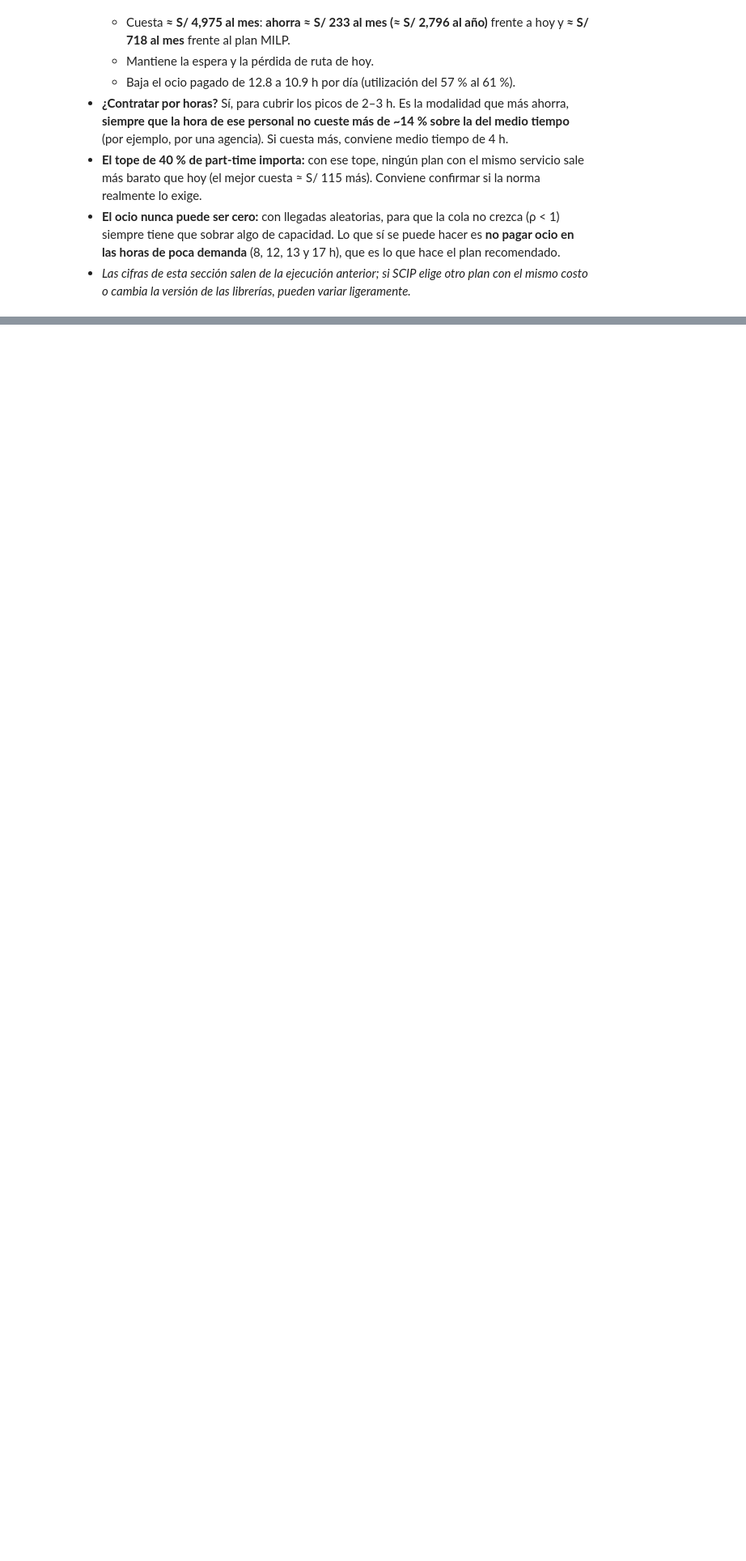
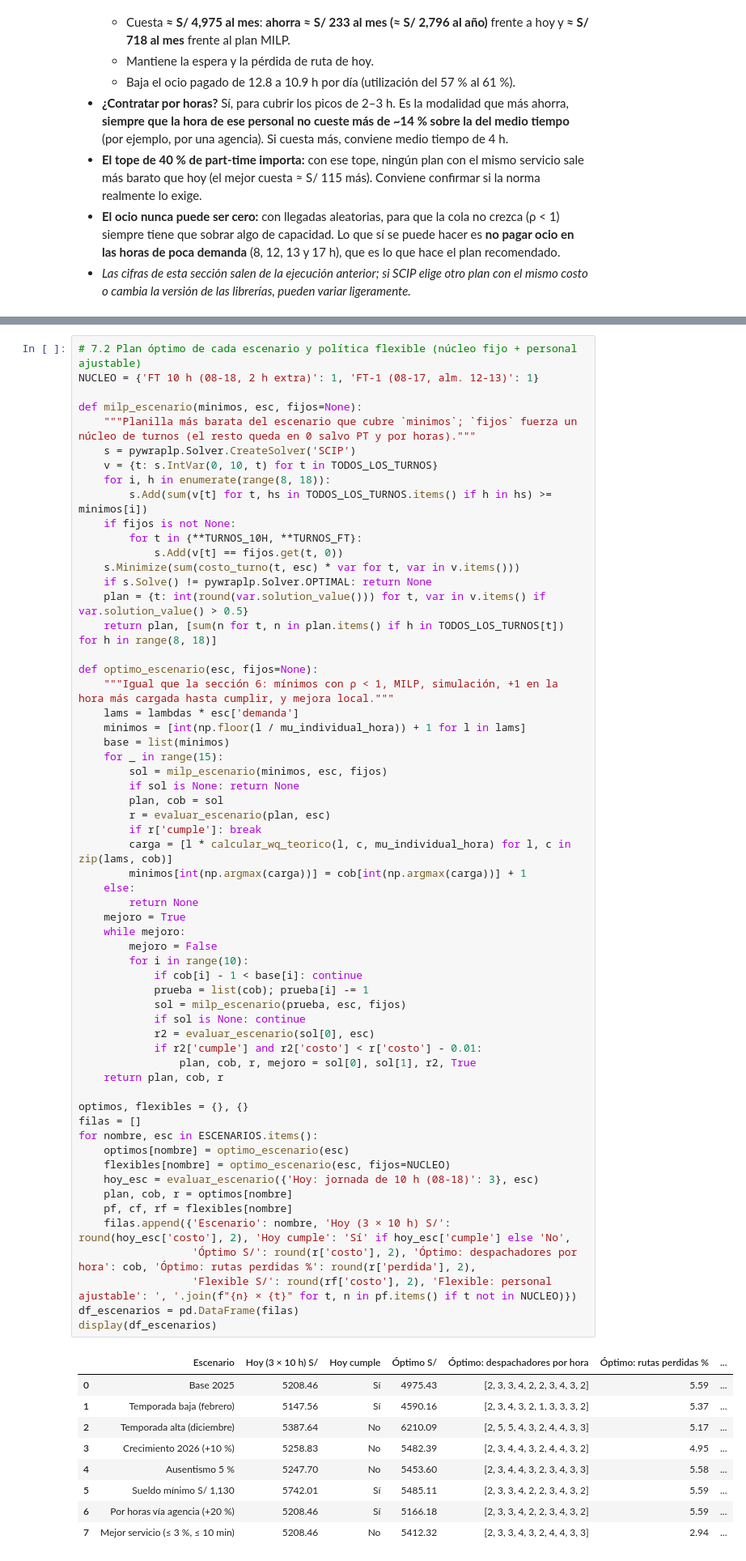
Before and after one commit to Efustion23/denlu-simulacion, a Jupyter notebook: Simulacion/Denlu.ipynb, the cells around one changed output, grey strips where cells are left out. Shown at 81% size. Drawn from its saved outputs; the diff is of its cells as text; blank space fills up the shorter version.

```diff
--- a/Simulacion/Denlu.ipynb
+++ b/Simulacion/Denlu.ipynb
@@ -969,0 +1042,69 @@ El plan sigue ahorrando mientras la hora del personal por horas cueste menos de
+# %%
+# 7.2 Plan óptimo de cada escenario y política flexible (núcleo fijo + personal ajustable)
+NUCLEO = {'FT 10 h (08-18, 2 h extra)': 1, 'FT-1 (08-17, alm. 12-13)': 1}
+
+def milp_escenario(minimos, esc, fijos=None):
+    """Planilla más barata del escenario que cubre `minimos`; `fijos` fuerza un núcleo de turnos (el resto queda en 0 salvo PT y por horas)."""
+    s = pywraplp.Solver.CreateSolver('SCIP')
+    v = {t: s.IntVar(0, 10, t) for t in TODOS_LOS_TURNOS}
+    for i, h in enumerate(range(8, 18)):
+        s.Add(sum(v[t] for t, hs in TODOS_LOS_TURNOS.items() if h in hs) >= minimos[i])
+    if fijos is not None:
+        for t in {**TURNOS_10H, **TURNOS_FT}:
+            s.Add(v[t] == fijos.get(t, 0))
+    s.Minimize(sum(costo_turno(t, esc) * var for t, var in v.items()))
+    if s.Solve() != pywraplp.Solver.OPTIMAL: return None
+    plan = {t: int(round(var.solution_value())) for t, var in v.items() if var.solution_value() > 0.5}
+    return plan, [sum(n for t, n in plan.items() if h in TODOS_LOS_TURNOS[t]) for h in range(8, 18)]
+
+def optimo_escenario(esc, fijos=None):
+    """Igual que la sección 6: mínimos con ρ < 1, MILP, simulación, +1 en la hora más cargada hasta cumplir, y mejora local."""
+    lams = lambdas * esc['demanda']
+    minimos = [int(np.floor(l / mu_individual_hora)) + 1 for l in lams]
+    base = list(minimos)
+    for _ in range(15):
+        sol = milp_escenario(minimos, esc, fijos)
+        if sol is None: return None
+        plan, cob = sol
+        r = evaluar_escenario(plan, esc)
+        if r['cumple']: break
+        carga = [l * calcular_wq_teorico(l, c, mu_individual_hora) for l, c in zip(lams, cob)]
+        minimos[int(np.argmax(carga))] = cob[int(np.argmax(carga))] + 1
+    else:
+        return None
+    mejoro = True
+    while mejoro:
+        mejoro = False
+        for i in range(10):
+            if cob[i] - 1 < base[i]: continue
+            prueba = list(cob); prueba[i] -= 1
+            sol = milp_escenario(prueba, esc, fijos)
+            if sol is None: continue
+            r2 = evaluar_escenario(sol[0], esc)
+            if r2['cumple'] and r2['costo'] < r['costo'] - 0.01:
+                plan, cob, r, mejoro = sol[0], sol[1], r2, True
+    return plan, cob, r
+
+optimos, flexibles = {}, {}
+filas = []
+for nombre, esc in ESCENARIOS.items():
+    optimos[nombre] = optimo_escenario(esc)
+    flexibles[nombre] = optimo_escenario(esc, fijos=NUCLEO)
+    hoy_esc = evaluar_escenario({'Hoy: jornada de 10 h (08-18)': 3}, esc)
+    plan, cob, r = optimos[nombre]
+    pf, cf, rf = flexibles[nombre]
+    filas.append({'Escenario': nombre, 'Hoy (3 × 10 h) S/': round(hoy_esc['costo'], 2), 'Hoy cumple': 'Sí' if hoy_esc['cumple'] else 'No',
+                  'Óptimo S/': round(r['costo'], 2), 'Óptimo: despachadores por hora': cob, 'Óptimo: rutas perdidas %': round(r['perdida'], 2),
+                  'Flexible S/': round(rf['costo'], 2), 'Flexible: personal ajustable': ', '.join(f"{n} × {t}" for t, n in pf.items() if t not in NUCLEO)})
+df_escenarios = pd.DataFrame(filas)
+display(df_escenarios)
+# %% [output]
+|  | Escenario | Hoy (3 × 10 h) S/ | Hoy cumple | Óptimo S/ | Óptimo: despachadores por hora | Óptimo: rutas perdidas % | ... |
+| 0 | Base 2025 | 5208.46 | Sí | 4975.43 | [2, 3, 3, 4, 2, 2, 3, 4, 3, 2] | 5.59 | ... |
+| 1 | Temporada baja (febrero) | 5147.56 | Sí | 4590.16 | [2, 3, 4, 3, 2, 1, 3, 3, 3, 2] | 5.37 | ... |
+| 2 | Temporada alta (diciembre) | 5387.64 | No | 6210.09 | [2, 5, 5, 4, 3, 2, 4, 4, 3, 3] | 5.17 | ... |
+| 3 | Crecimiento 2026 (+10 %) | 5258.83 | No | 5482.39 | [2, 3, 4, 4, 3, 2, 4, 4, 3, 2] | 4.95 | ... |
+| 4 | Ausentismo 5 % | 5247.70 | No | 5453.60 | [2, 3, 4, 4, 3, 2, 3, 4, 3, 3] | 5.58 | ... |
+| 5 | Sueldo mínimo S/ 1,130 | 5742.01 | Sí | 5485.11 | [2, 3, 3, 4, 2, 2, 3, 4, 3, 2] | 5.59 | ... |
+| 6 | Por horas vía agencia (+20 %) | 5208.46 | Sí | 5166.18 | [2, 3, 3, 4, 2, 2, 3, 4, 3, 2] | 5.59 | ... |
+| 7 | Mejor servicio (≤ 3 %, ≤ 10 min) | 5208.46 | No | 5412.32 | [2, 3, 3, 4, 3, 2, 4, 4, 3, 3] | 2.94 | ... |
```
Also changed, not shown: parts of 5 cells of this notebook, 6 other files.
